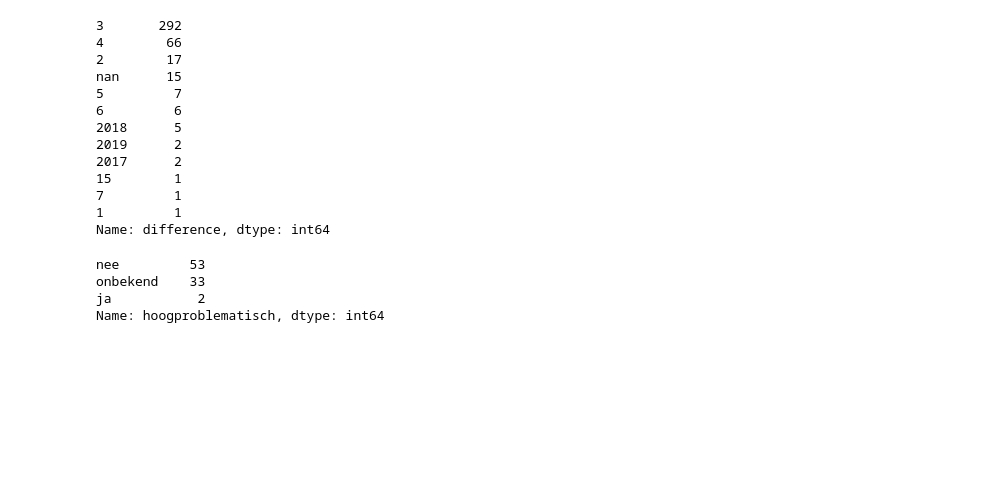
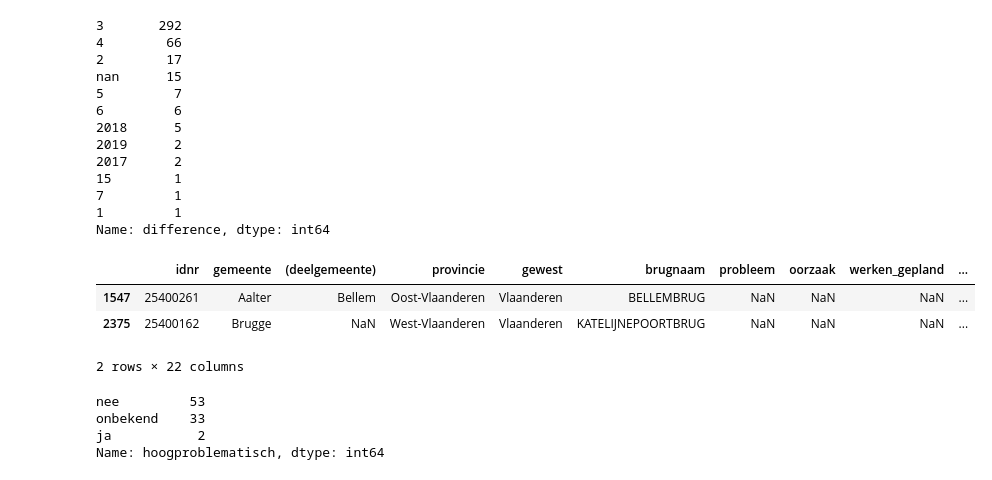
Before and after one commit to ducoquelicot/old_vrtnwsdata, a Jupyter notebook: bruggen/analysis.ipynb, the cells around one changed output. Saved outputs shown, nothing was run; the diff lists cells and outputs as text; code cells hidden in the pictures; blank space fills up the shorter version.

```diff
--- a/bruggen/analysis.ipynb
+++ b/bruggen/analysis.ipynb
@@ -941,6 +941,13 @@ nan      15
 7         1
 1         1
 Name: difference, dtype: int64
+# %%
+df[(df.beheerder != 'Brussels Gewest') & (df.beheerder != 'Gemeente') & (df.beheerder != 'Infrabel') & (df.difference == 'nan') & (df.last_year != 'nan')]
+# %% [output]
+|  | idnr | gemeente | (deelgemeente) | provincie | gewest | brugnaam | probleem | oorzaak | werken_gepland | ... |
+| 1547 | 25400261 | Aalter | Bellem | Oost-Vlaanderen | Vlaanderen | BELLEMBRUG | NaN | NaN | NaN | ... |
+| 2375 | 25400162 | Brugge | NaN | West-Vlaanderen | Vlaanderen | KATELIJNEPOORTBRUG | NaN | NaN | NaN | ... |
+2 rows × 22 columns
 # %%
 df[((df.difference == '2011') | (df.difference == '2012') | (df.difference == '2014') | (df.difference == '2015') | (df.difference == '2016') | (df.difference == '2017') | (df.difference == '2018') | (df.difference == '2019') | (df.difference == '2020')) & (df.difference != 'nan')].hoogproblematisch.value_counts()
 # %% [output]
```
